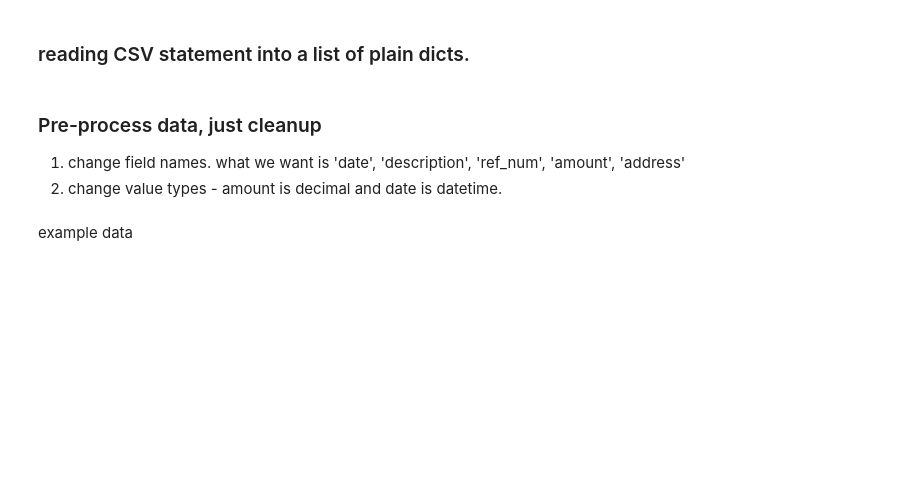
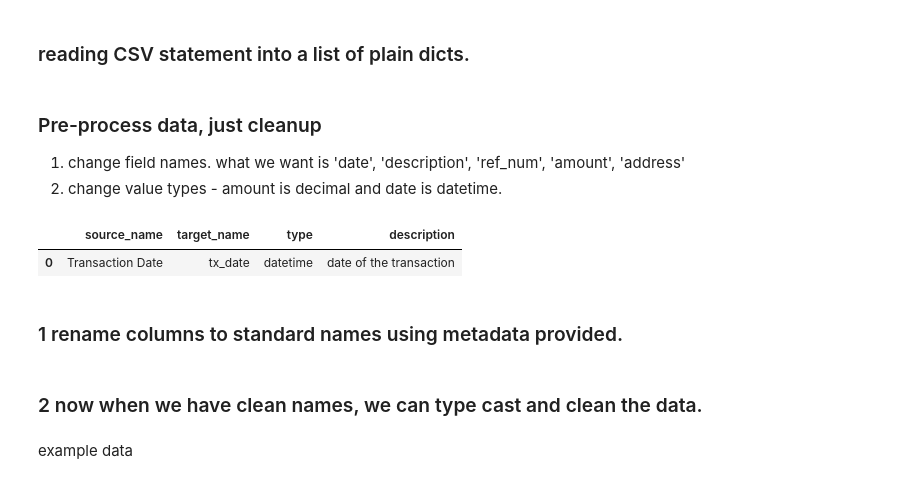
Before and after one commit to romaninozemtsev/personal_finance, a Jupyter notebook: parse_bank_statement.ipynb, the cells around one changed output. Cells and saved outputs as stored; diff of their text form; code cells hidden in the pictures; blank space fills up the shorter version.

Commit message:
move columns to csv and pandas as well

```diff
--- a/parse_bank_statement.ipynb
+++ b/parse_bank_statement.ipynb
@@ -19,3 +19,13 @@ raw_df = pd.read_csv('bofa_sample_february.csv')
 
 1. change field names. what we want is 'date', 'description', 'ref_num', 'amount', 'address'
 2. change value types - amount is decimal and date is datetime.
+# %%
+columns_meta = {
+    'Transaction Date#Post Date#Description#Category#Type#Amount': pd.read_csv('configs/chase_columns.csv'),
+    'Posted Date#Reference Number#Payee#Address#Amount': pd.read_csv('configs/bofa_columns.csv'),
+}
+
+list(columns_meta.values())[0].head(1)
+# %% [output]
+|  | source_name | target_name | type | description |
+| 0 | Transaction Date | tx_date | datetime | date of the transaction |
@@ -21,0 +35,2 @@ raw_df = pd.read_csv('bofa_sample_february.csv')
+# %% [markdown]
+### 1 rename columns to standard names using metadata provided.
@@ -22 +42,3 @@ raw_df = pd.read_csv('bofa_sample_february.csv')
+# %% [markdown]
+### 2 now when we have clean names, we can type cast and clean the data.
 # %%
```
Also changed, not shown: parts of 17 cells of this notebook, 2 other files.
